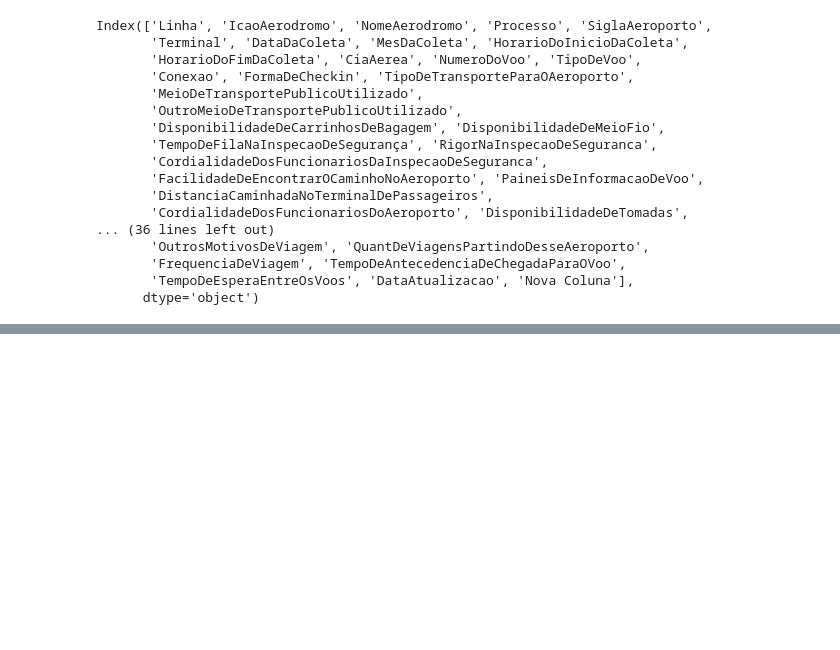
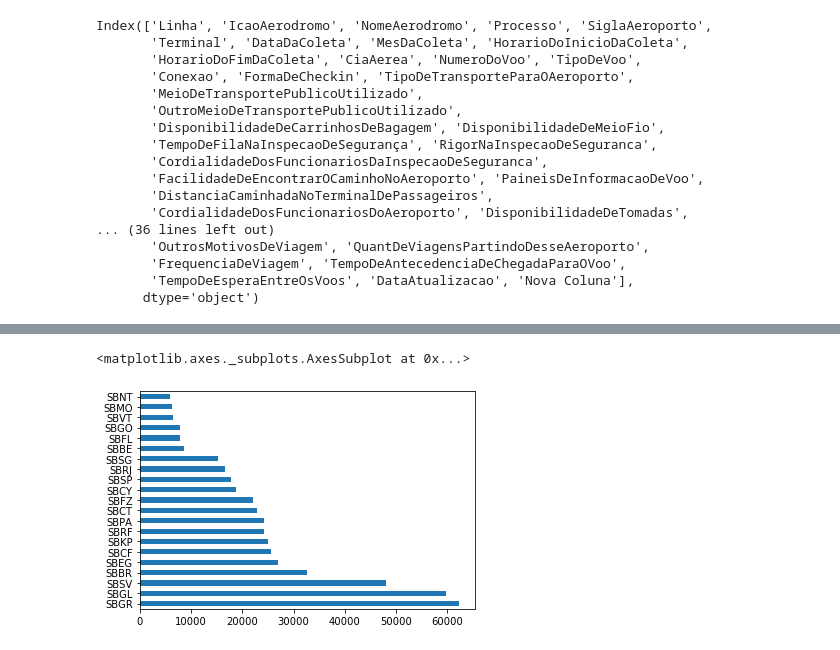
Before and after one commit to LeniceMirian/CAP394, a Jupyter notebook: Operating Performance_Airport Commercial Indicators.ipynb, the cells around one changed output, grey strips where cells are left out. Cells and saved outputs as stored; diff of their text form; code cells hidden in the pictures; blank space fills up the shorter version.

```diff
--- a/Operating Performance_Airport Commercial Indicators.ipynb
+++ b/Operating Performance_Airport Commercial Indicators.ipynb
@@ -239,0 +216,8 @@ Name: ValorDosProdutosComerciais, dtype: int64
+# %%
+axis0 = pd.value_counts(newdf["ValorDosProdutosDeLanchonetesRestaurantes"].values, sort=True)
+axis1 = pd.value_counts(newdf["IcaoAerodromo"].values, sort=True)
+axis0.plot.barh()
+axis1.plot.barh()
+# %% [output]
+<matplotlib.axes._subplots.AxesSubplot at 0x...>
+[figure, added]
```
Also changed, not shown: parts of 29 cells of this notebook.
